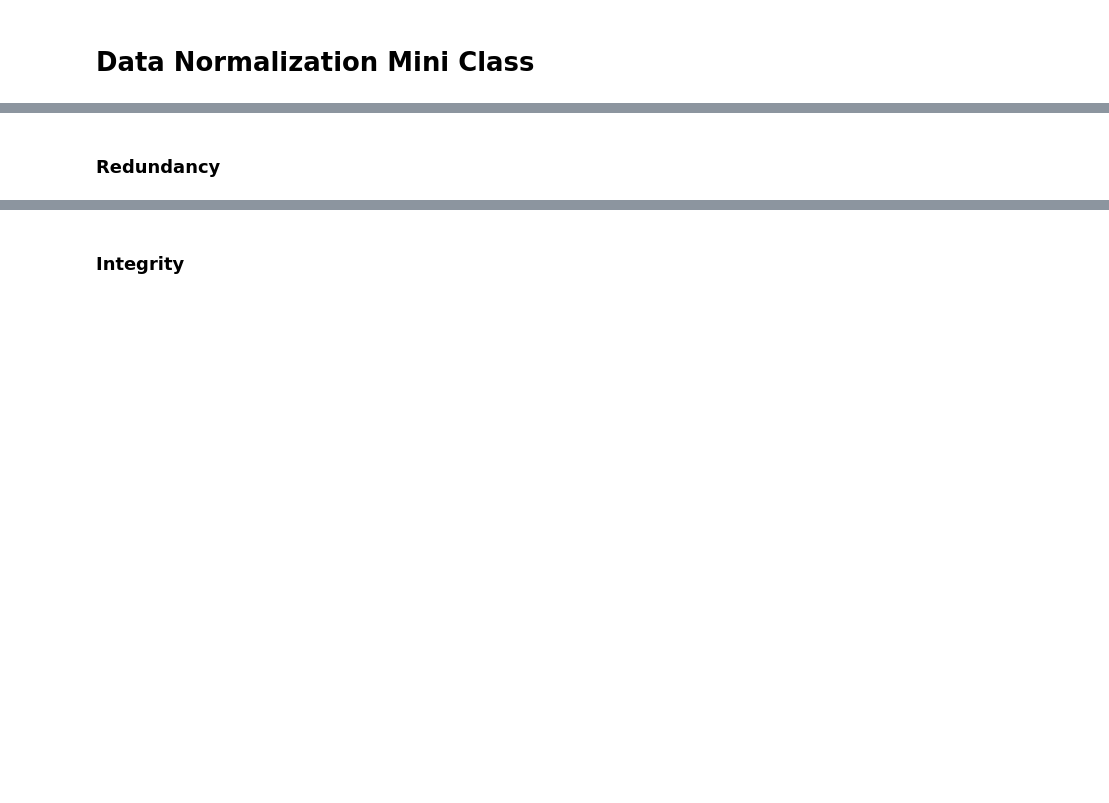
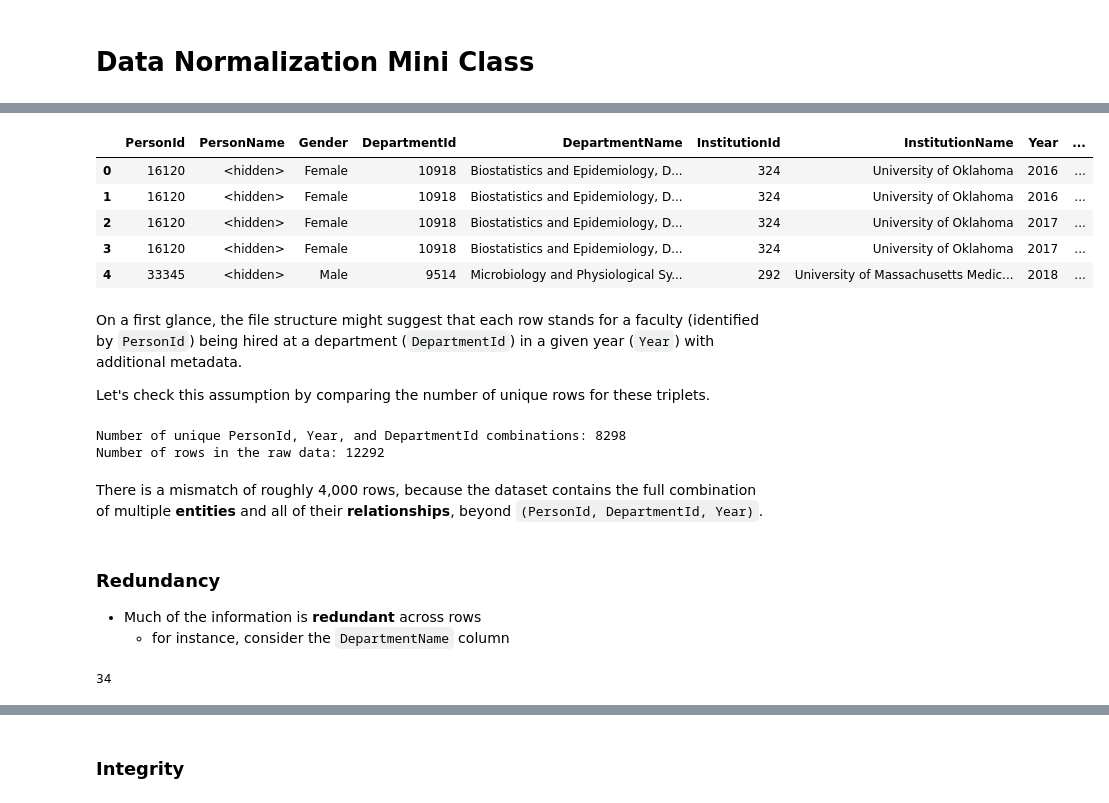
Before and after one commit to mannbach/data_norm_mini_class, a Jupyter notebook: notebooks/data_norm_class.ipynb, the cells around one changed output, grey strips where cells are left out. Drawn from its saved outputs; the diff is of its cells as text; code cells hidden in the pictures; blank space fills up the shorter version.

```diff
--- a/notebooks/data_norm_class.ipynb
+++ b/notebooks/data_norm_class.ipynb
@@ -21,2 +32,32 @@ FILE_DATA_RAW = os.path.join("..", FILE_DATA_RAW)
+# %%
+aarc_sample_raw = read_raw_aarc_data(FILE_DATA_RAW)
+aarc_sample_raw.head()
+# %% [output]
+|  | PersonId | PersonName | Gender | DepartmentId | DepartmentName | InstitutionId | InstitutionName | Year | ... |
+| 0 | 16120 | <hidden> | Female | 10918 | Biostatistics and Epidemiology, D... | 324 | University of Oklahoma | 2016 | ... |
+| 1 | 16120 | <hidden> | Female | 10918 | Biostatistics and Epidemiology, D... | 324 | University of Oklahoma | 2016 | ... |
+| 2 | 16120 | <hidden> | Female | 10918 | Biostatistics and Epidemiology, D... | 324 | University of Oklahoma | 2017 | ... |
+| 3 | 16120 | <hidden> | Female | 10918 | Biostatistics and Epidemiology, D... | 324 | University of Oklahoma | 2017 | ... |
+| 4 | 33345 | <hidden> | Male | 9514 | Microbiology and Physiological Sy... | 292 | University of Massachusetts Medic... | 2018 | ... |
+# %% [markdown]
+On a first glance, the file structure might suggest that each row stands for a faculty (identified by `PersonId`) being hired at a department (`DepartmentId`) in a given year (`Year`) with additional metadata.
+
+Let's check this assumption by comparing the number of unique rows for these triplets.
+# %%
+print((
+    "Number of unique PersonId, Year, and DepartmentId combinations: "
+    f"{aarc_sample_raw[['PersonId', 'Year', 'DepartmentId']].drop_duplicates().shape[0]}\n"
+    f"Number of rows in the raw data: {aarc_sample_raw.shape[0]}"))
+# %% [output]
+Number of unique PersonId, Year, and DepartmentId combinations: 8298
+Number of rows in the raw data: 12292
+# %% [markdown]
+There is a mismatch of roughly 4,000 rows, because the dataset contains the full combination of multiple **entities** and all of their **relationships**, beyond `(PersonId, DepartmentId, Year)`.
 # %% [markdown]
 ### Redundancy
+- Much of the information is **redundant** across rows
+  - for instance, consider the `DepartmentName` column
+# %%
+aarc_sample_raw["DepartmentName"].nunique()
+# %% [output]
+34
```
Also changed, not shown: parts of 56 cells of this notebook.
